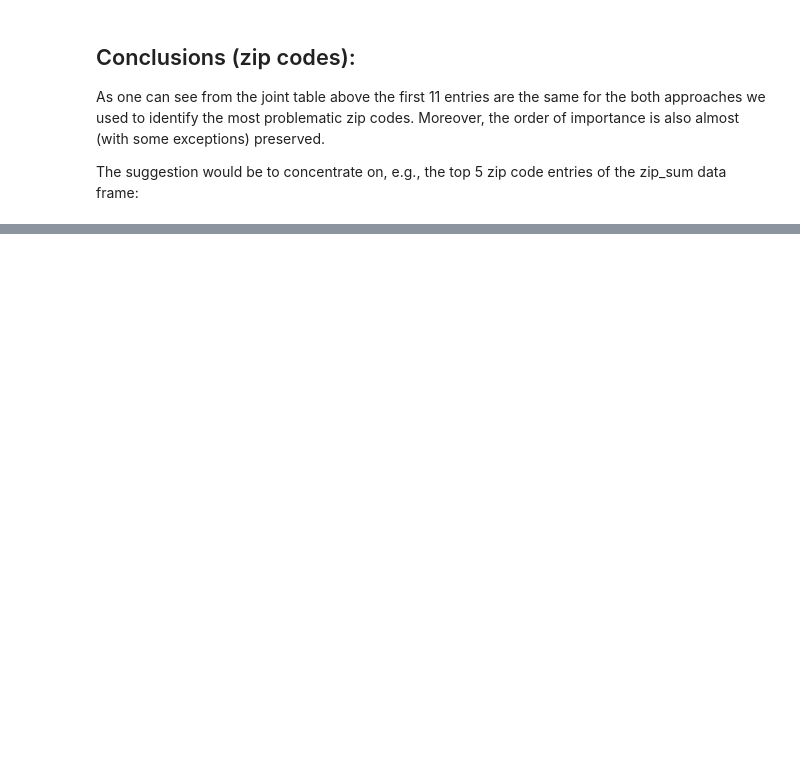
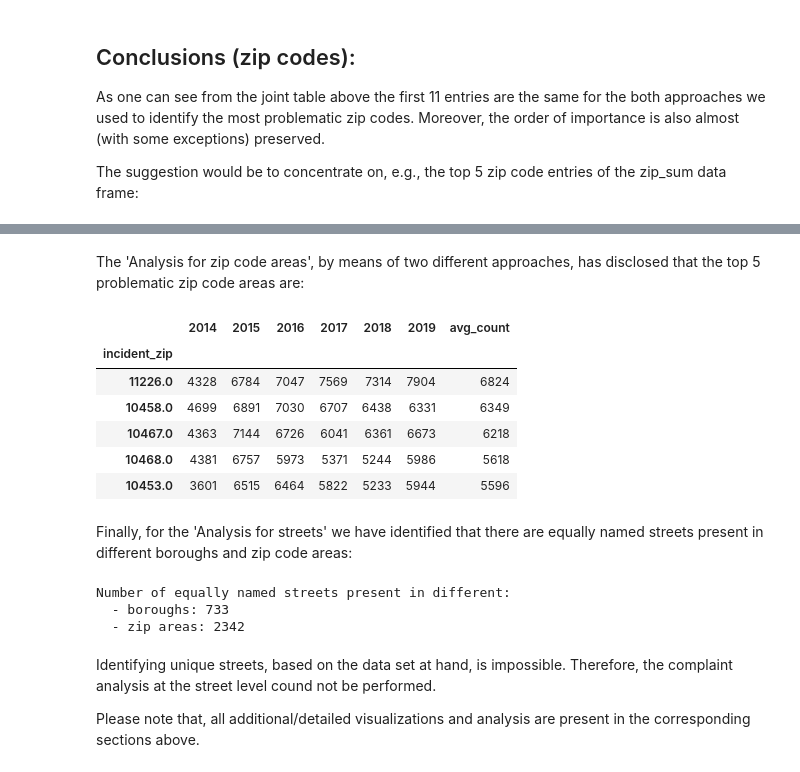
Before and after one commit to ivan-zapreev/data-science-python-projects, a Jupyter notebook: IBM_DS0720EN/capstone_02.ipynb, the cells around one changed output, grey strips where cells are left out. Cells and saved outputs as stored; diff of their text form; code cells hidden in the pictures; blank space fills up the shorter version.

```diff
--- a/IBM_DS0720EN/capstone_02.ipynb
+++ b/IBM_DS0720EN/capstone_02.ipynb
@@ -356,0 +481,26 @@ print('The top 5 problematic zip code areas:', zip_sum.index[0:5].to_list())
+# %% [markdown]
+The 'Analysis for zip code areas', by means of two different approaches, has disclosed that the top 5 problematic zip code areas are:
+# %%
+display(zip_sum.head())
+# %% [output]
+|  | 2014 | 2015 | 2016 | 2017 | 2018 | 2019 | avg_count |
+| incident_zip |  |  |  |  |  |  |  |
+| 11226.0 | 4328 | 6784 | 7047 | 7569 | 7314 | 7904 | 6824 |
+| 10458.0 | 4699 | 6891 | 7030 | 6707 | 6438 | 6331 | 6349 |
+| 10467.0 | 4363 | 7144 | 6726 | 6041 | 6361 | 6673 | 6218 |
+| 10468.0 | 4381 | 6757 | 5973 | 5371 | 5244 | 5986 | 5618 |
+| 10453.0 | 3601 | 6515 | 6464 | 5822 | 5233 | 5944 | 5596 |
+# %% [markdown]
+Finally, for the 'Analysis for streets' we have identified that there are equally named streets present in different boroughs and zip code areas:
+# %%
+print('Number of equally named streets present in different:')
+print('  - boroughs:', (sb_df['borough_count'] > 1).sum())
+print('  - zip areas:', (sz_df['zip_count'] > 1).sum())
+# %% [output]
+Number of equally named streets present in different:
+  - boroughs: 733
+  - zip areas: 2342
+# %% [markdown]
+Identifying unique streets, based on the data set at hand, is impossible. Therefore, the complaint analysis at the street level cound not be performed.
+
+Please note that, all additional/detailed visualizations and analysis are present in the corresponding sections above.
```
Also changed, not shown: parts of 13 cells of this notebook.
